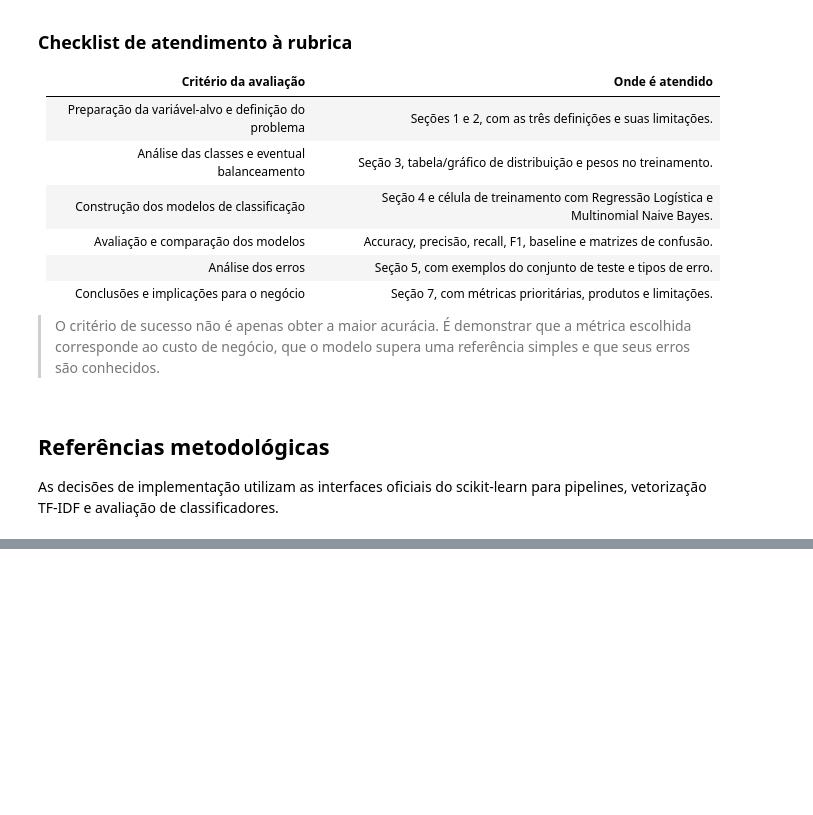
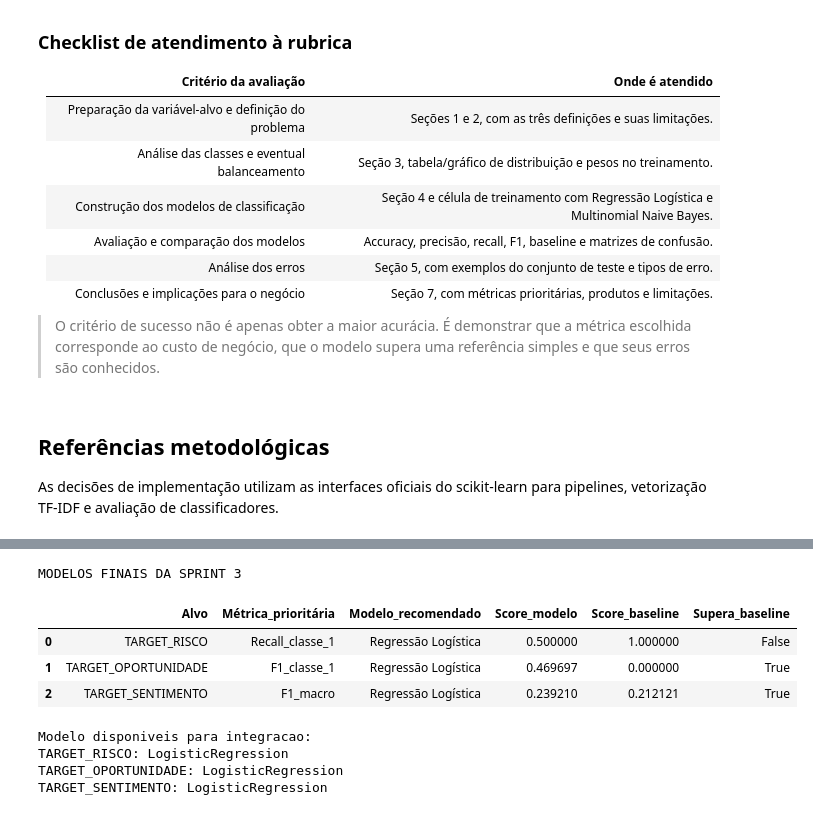
Before and after one commit to TOTVScontext/DataScience, a Jupyter notebook: context.ipynb, the cells around one changed output, grey strips where cells are left out. Saved outputs shown, nothing was run; the diff lists cells and outputs as text; code cells hidden in the pictures; blank space fills up the shorter version.

```diff
--- a/context.ipynb
+++ b/context.ipynb
@@ -1784,0 +811,22 @@ Arquivo salvo com sucesso:
+# %%
+#sprint 4 - modelos
+
+print("MODELOS FINAIS DA SPRINT 3")
+
+display(df_recomendacoes)
+# %% [output]
+MODELOS FINAIS DA SPRINT 3
+|  | Alvo | Métrica_prioritária | Modelo_recomendado | Score_modelo | Score_baseline | Supera_baseline |
+| 0 | TARGET_RISCO | Recall_classe_1 | Regressão Logística | 0.500000 | 1.000000 | False |
+| 1 | TARGET_OPORTUNIDADE | F1_classe_1 | Regressão Logística | 0.469697 | 0.000000 | True |
+| 2 | TARGET_SENTIMENTO | F1_macro | Regressão Logística | 0.239210 | 0.212121 | True |
+# %%
+print("Modelo disponiveis para integracao:")
+
+for alvo, modelo in modelos_producao.items():
+  print(f"{alvo}: {modelo.named_steps['clf'].__class__.__name__}")
+# %% [output]
+Modelo disponiveis para integracao:
+TARGET_RISCO: LogisticRegression
+TARGET_OPORTUNIDADE: LogisticRegression
+TARGET_SENTIMENTO: LogisticRegression
```
Also changed, not shown: parts of 11 cells of this notebook.
